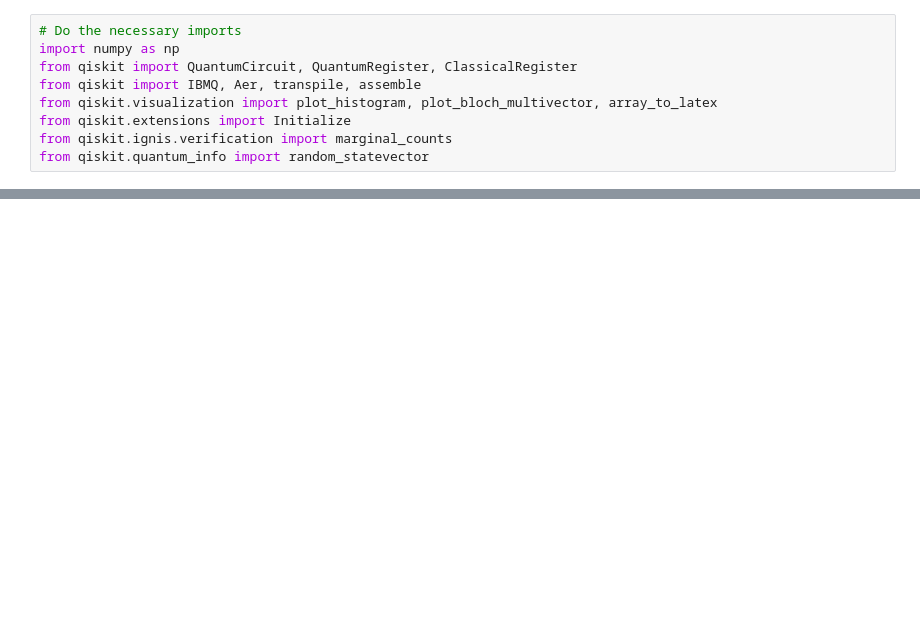
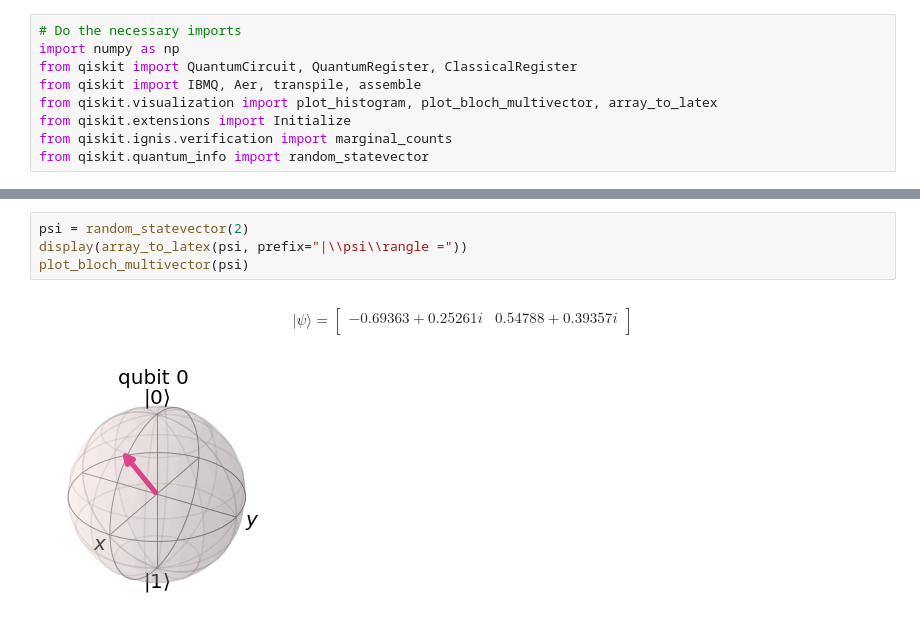
Before and after one commit to SedimentaryRockStar/QAlgoImplementation, a Jupyter notebook: Quantum Teleportation.ipynb, the cells around one changed output, grey strips where cells are left out. Drawn from its saved outputs; the diff is of its cells as text; blank space fills up the shorter version.

```diff
--- a/Quantum Teleportation.ipynb
+++ b/Quantum Teleportation.ipynb
@@ -23,0 +47,12 @@ from qiskit.quantum_info import random_statevector
+# %%
+psi = random_statevector(2)
+display(array_to_latex(psi, prefix="|\\psi\\rangle ="))
+plot_bloch_multivector(psi)
+# %% [output]
+$$
+|\psi\rangle =
+\begin{bmatrix}
+-0.69363 + 0.25261i & 0.54788 + 0.39357i  \\
+ \end{bmatrix}
+$$
+[figure, added]
```
Also changed, not shown: parts of 5 cells of this notebook.
